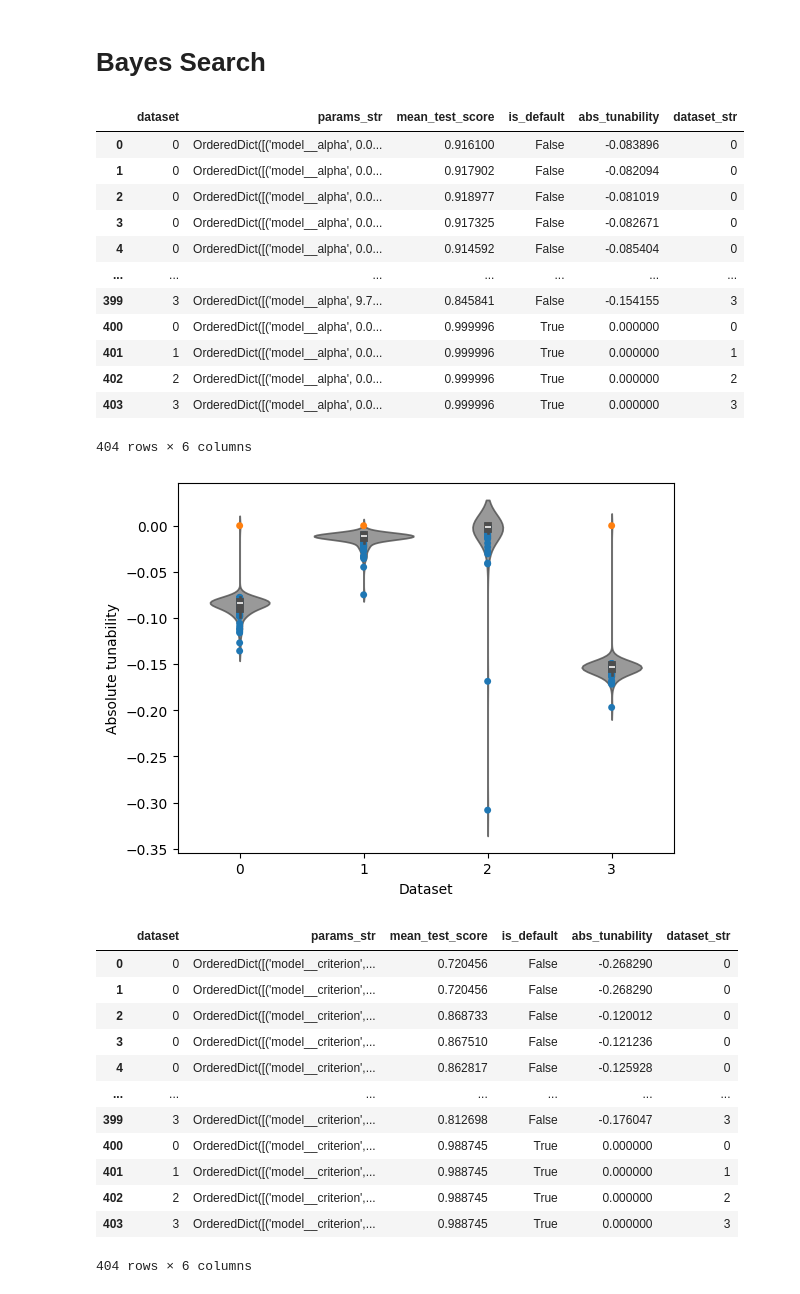
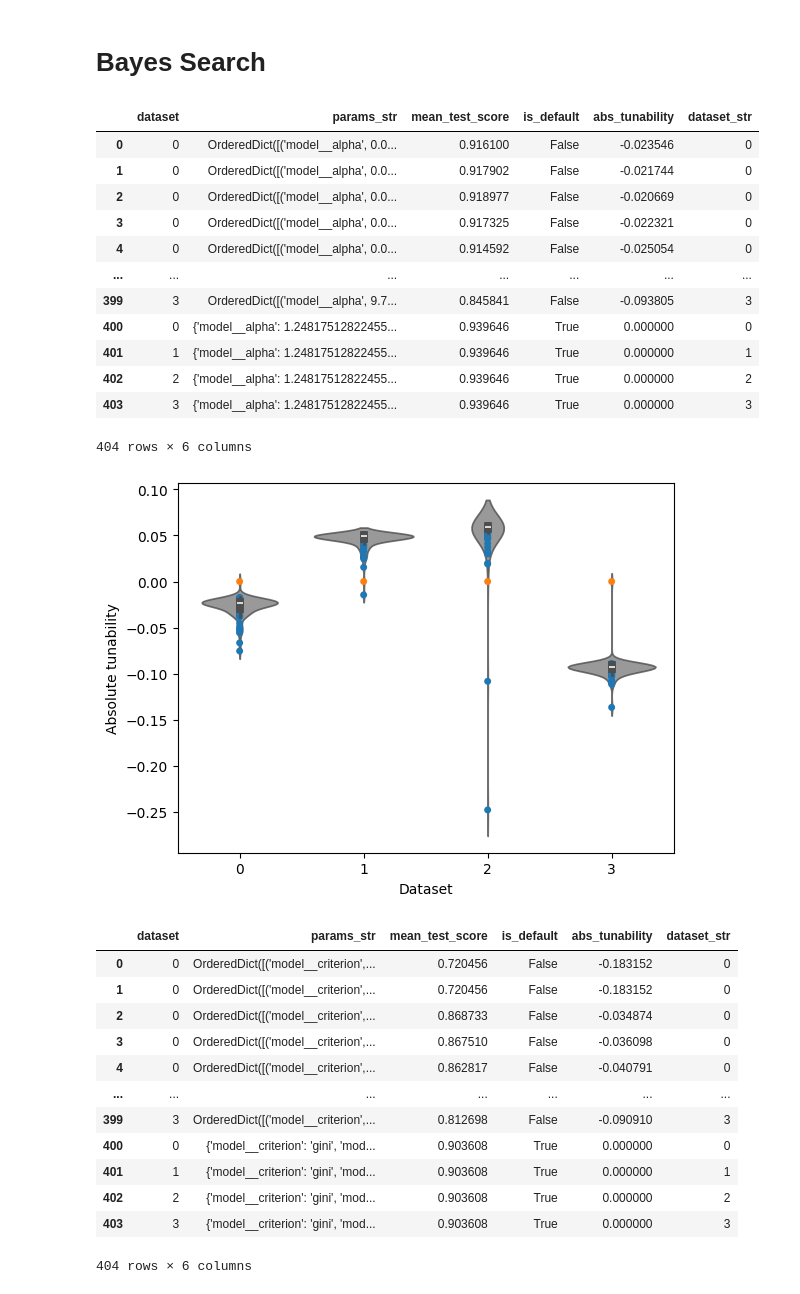
Before and after one commit to UserKrzysztof/AutoML-project1-tunability, a Jupyter notebook: code/tunabillity_plots.ipynb, the cells around one changed output. Saved outputs shown, nothing was run; the diff lists cells and outputs as text; code cells hidden in the pictures.

Commit message:
small changes in tunability plot

```diff
--- a/code/tunabillity_plots.ipynb
+++ b/code/tunabillity_plots.ipynb
@@ -30,6 +42,6 @@ history_DecisionTree.head()
 # %%
-def get_tunabilies_per_dataset_for_every_param_set(history_df:pd.DataFrame):
-    default_params, default_score = get_best_params_overall(history_df)
+def get_tunabilies_per_dataset_for_every_param_set(history_df:pd.DataFrame, random_df:pd.DataFrame):
+    default_params, default_score = get_best_params_overall(random_df)
     datasets = history_df['dataset'].unique()
     default_df = pd.DataFrame({
         'dataset': datasets,
@@ -70,7 +82,7 @@ def plot_tunabilities(tunabilites):
 # Random Search
 # %%
 for h in history_RS:
-    t = get_tunabilies_per_dataset_for_every_param_set(h)
+    t = get_tunabilies_per_dataset_for_every_param_set(h,h)
     display(t)
     plot_tunabilities(t)
 # %% [output]
@@ -119,35 +131,35 @@ for h in history_RS:
 # %% [markdown]
 # Bayes Search
 # %%
-for h in history_BS:
-    t = get_tunabilies_per_dataset_for_every_param_set(h)
+for h,r in zip(history_BS, history_RS):
+    t = get_tunabilies_per_dataset_for_every_param_set(h,r)
     display(t)
     plot_tunabilities(t)
 # %% [output]
 |  | dataset | params_str | mean_test_score | is_default | abs_tunability | dataset_str |
-| 0 | 0 | OrderedDict([('model__alpha', 0.0... | 0.916100 | False | -0.083896 | 0 |
-| 1 | 0 | OrderedDict([('model__alpha', 0.0... | 0.917902 | False | -0.082094 | 0 |
-| 2 | 0 | OrderedDict([('model__alpha', 0.0... | 0.918977 | False | -0.081019 | 0 |
-| 3 | 0 | OrderedDict([('model__alpha', 0.0... | 0.917325 | False | -0.082671 | 0 |
-| 4 | 0 | OrderedDict([('model__alpha', 0.0... | 0.914592 | False | -0.085404 | 0 |
+| 0 | 0 | OrderedDict([('model__alpha', 0.0... | 0.916100 | False | -0.023546 | 0 |
+| 1 | 0 | OrderedDict([('model__alpha', 0.0... | 0.917902 | False | -0.021744 | 0 |
+| 2 | 0 | OrderedDict([('model__alpha', 0.0... | 0.918977 | False | -0.020669 | 0 |
+| 3 | 0 | OrderedDict([('model__alpha', 0.0... | 0.917325 | False | -0.022321 | 0 |
+| 4 | 0 | OrderedDict([('model__alpha', 0.0... | 0.914592 | False | -0.025054 | 0 |
 | ... | ... | ... | ... | ... | ... | ... |
-| 399 | 3 | OrderedDict([('model__alpha', 9.7... | 0.845841 | False | -0.154155 | 3 |
-| 400 | 0 | OrderedDict([('model__alpha', 0.0... | 0.999996 | True | 0.000000 | 0 |
-| 401 | 1 | OrderedDict([('model__alpha', 0.0... | 0.999996 | True | 0.000000 | 1 |
-| 402 | 2 | OrderedDict([('model__alpha', 0.0... | 0.999996 | True | 0.000000 | 2 |
-| 403 | 3 | OrderedDict([('model__alpha', 0.0... | 0.999996 | True | 0.000000 | 3 |
+| 399 | 3 | OrderedDict([('model__alpha', 9.7... | 0.845841 | False | -0.093805 | 3 |
+| 400 | 0 | {'model__alpha': 1.24817512822455... | 0.939646 | True | 0.000000 | 0 |
+| 401 | 1 | {'model__alpha': 1.24817512822455... | 0.939646 | True | 0.000000 | 1 |
+| 402 | 2 | {'model__alpha': 1.24817512822455... | 0.939646 | True | 0.000000 | 2 |
+| 403 | 3 | {'model__alpha': 1.24817512822455... | 0.939646 | True | 0.000000 | 3 |
 404 rows × 6 columns
-[figure, old version]
+[figure, new version]
 |  | dataset | params_str | mean_test_score | is_default | abs_tunability | dataset_str |
-| 0 | 0 | OrderedDict([('model__criterion',... | 0.720456 | False | -0.268290 | 0 |
-| 1 | 0 | OrderedDict([('model__criterion',... | 0.720456 | False | -0.268290 | 0 |
-| 2 | 0 | OrderedDict([('model__criterion',... | 0.868733 | False | -0.120012 | 0 |
-| 3 | 0 | OrderedDict([('model__criterion',... | 0.867510 | False | -0.121236 | 0 |
-| 4 | 0 | OrderedDict([('model__criterion',... | 0.862817 | False | -0.125928 | 0 |
+| 0 | 0 | OrderedDict([('model__criterion',... | 0.720456 | False | -0.183152 | 0 |
+| 1 | 0 | OrderedDict([('model__criterion',... | 0.720456 | False | -0.183152 | 0 |
+| 2 | 0 | OrderedDict([('model__criterion',... | 0.868733 | False | -0.034874 | 0 |
+| 3 | 0 | OrderedDict([('model__criterion',... | 0.867510 | False | -0.036098 | 0 |
+| 4 | 0 | OrderedDict([('model__criterion',... | 0.862817 | False | -0.040791 | 0 |
 | ... | ... | ... | ... | ... | ... | ... |
-| 399 | 3 | OrderedDict([('model__criterion',... | 0.812698 | False | -0.176047 | 3 |
-| 400 | 0 | OrderedDict([('model__criterion',... | 0.988745 | True | 0.000000 | 0 |
-| 401 | 1 | OrderedDict([('model__criterion',... | 0.988745 | True | 0.000000 | 1 |
-| 402 | 2 | OrderedDict([('model__criterion',... | 0.988745 | True | 0.000000 | 2 |
-| 403 | 3 | OrderedDict([('model__criterion',... | 0.988745 | True | 0.000000 | 3 |
+| 399 | 3 | OrderedDict([('model__criterion',... | 0.812698 | False | -0.090910 | 3 |
+| 400 | 0 | {'model__criterion': 'gini', 'mod... | 0.903608 | True | 0.000000 | 0 |
+| 401 | 1 | {'model__criterion': 'gini', 'mod... | 0.903608 | True | 0.000000 | 1 |
+| 402 | 2 | {'model__criterion': 'gini', 'mod... | 0.903608 | True | 0.000000 | 2 |
+| 403 | 3 | {'model__criterion': 'gini', 'mod... | 0.903608 | True | 0.000000 | 3 |
 404 rows × 6 columns
```
Also changed, not shown: parts of 3 cells of this notebook.
